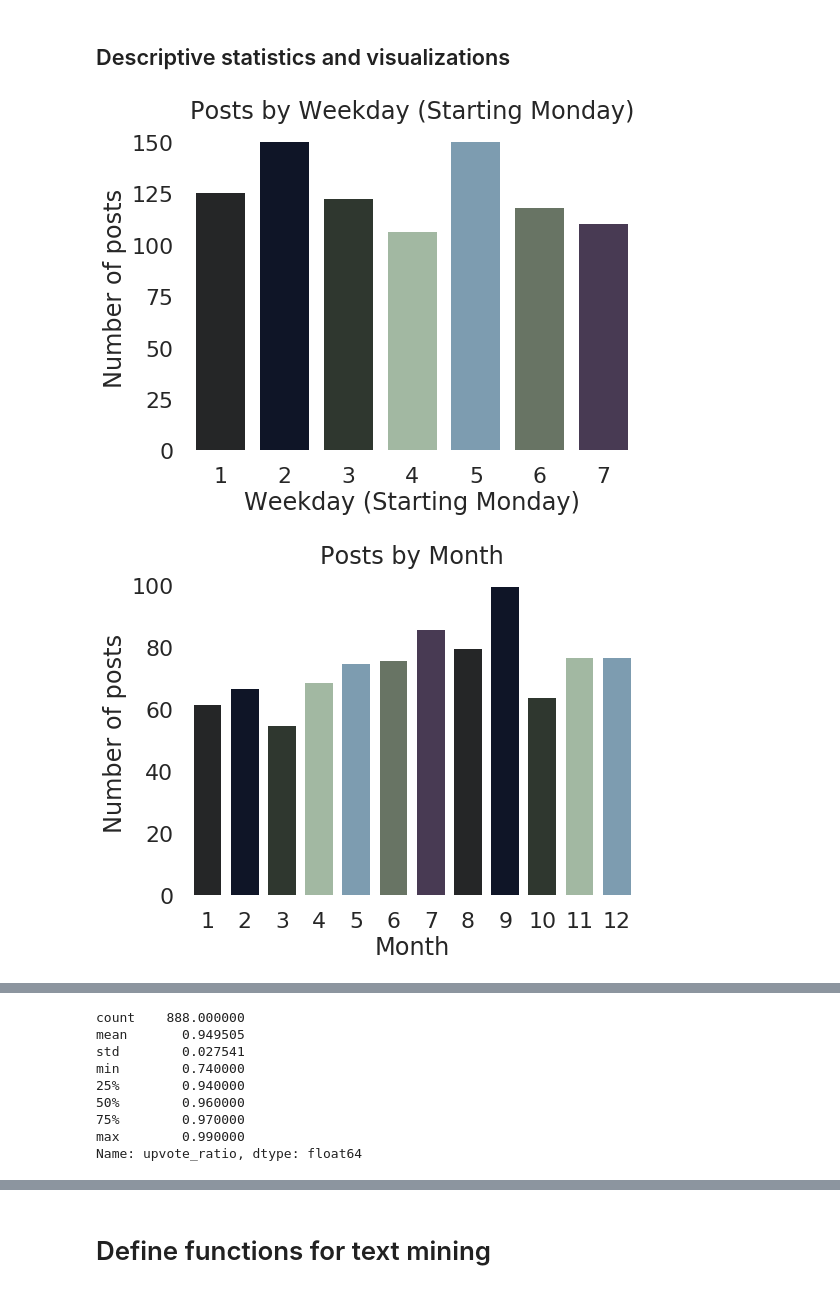
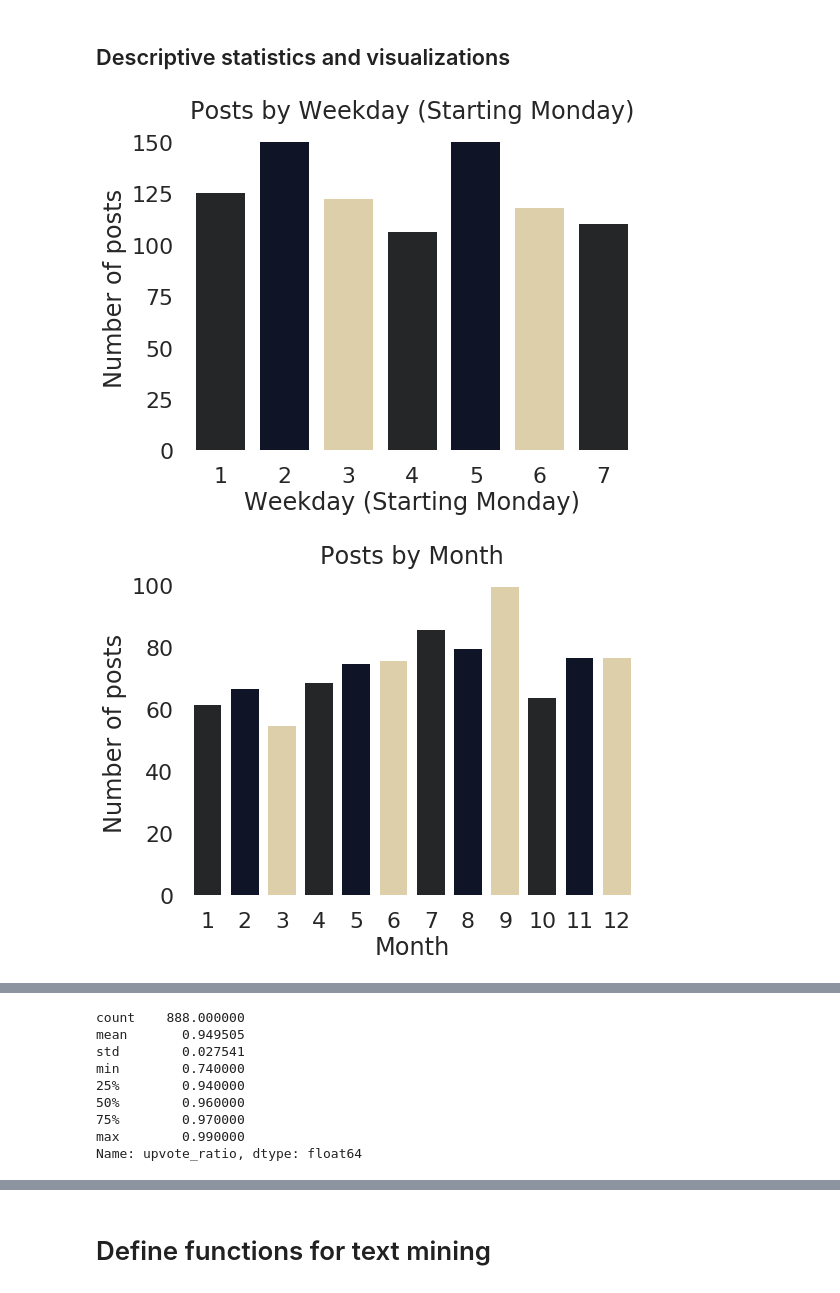
Before and after one commit to josh-ashkinaze/Reddit-Relationships-Analysis, a Jupyter notebook: Reddit_Relationships.ipynb, the cells around one changed output, grey strips where cells are left out. Saved outputs shown, nothing was run; the diff lists cells and outputs as text; code cells hidden in the pictures.

```diff
--- a/Reddit_Relationships.ipynb
+++ b/Reddit_Relationships.ipynb
@@ -75,12 +66,13 @@ files.upload()
+# %%
+# Upload file
+url = 'https://raw.githubusercontent.com/josh-ashkinaze/reddit_relationships_analysis/master/relationships_data.csv'
+df = pd.read_csv(url, index_col=0)
 # %% [markdown]
 ## Inspect dataframe
 
 Let's look at the head, tail, length, and columns.
 Let's make sure there aren't too many missing values.
 # %%
-# Read in csv
-df = pd.read_csv("relationships1000.csv")
-
 # Examine structure
 display("Head", df.head(5))
 display("Tail", df.tail(5))
@@ -192,74 +177,77 @@ import matplotlib.pyplot as plt
 from matplotlib.pyplot import figure
 warnings.filterwarnings('ignore')
 
-# Wanted palette details
 
-my_colors = ["#252627", "#0B132B", "#2E382E", "#9EBC9E", "#759EB8", "#667761", "#493657"]
-sns.set_palette(palette=my_colors)
-plt.rcParams["patch.force_edgecolor"] = False
-
+my_colors = ["#252627", "#0B132B", "#E6D3A3"]
+def config_graph():
+  """
+  Set context to poster
+  """
+  sns.set(context='poster', style="white")
 
 def countplot(df, var, label):
-  sns.set(style="white")
-  sns.set_context("poster")
+
+  # Style settings and filename
+  config_graph()
   plt.figure(figsize=(8,6))
-  filename = "{}{}.png".format("count", var)
+  filename = "{}{}.png".format("count", label)
+
+  # Make plot
   plot = sns.countplot(x=var, data=df, palette=my_colors)
+
+  # Despine
   sns.despine(left=True, bottom=True, top=True, right=True)
+
+  #  Label
   plt.xlabel(label)
   plt.ylabel("Number of posts")
   plt.title("Posts by {}".format(label))
-#   plt.savefig(filename, dpi=300, bbox_inches="tight", transparent=True)
+#   plt.savefig(filename, dpi=500, bbox_inches="tight", transparent=True)
 #   files.download(filename)
   plt.show()
   plt.close("all")
 
+def distplot(df, var, label):
 
-
-def distplot(df, var, label):
+  # Style settings and filename
   sns.set(style="white")
   sns.set_context("poster")
   plt.figure(figsize=(8,6))
   filename = "{}{}.png".format("dist", label)
-  plot = sns.distplot(df[var], color="C2")
 
+  # Make plot
+  plot = sns.distplot(df[var], color="Black")
 
+  # Despine
   sns.despine(left=True, bottom=True, top=True, right=True)
+
+  # Label
   plt.xlabel(label)
   plt.ylabel("Posts")
   plt.title("Posts by {}".format(label))
-#   plt.savefig(filename, dpi=300, bbox_inches="tight", transparent=True)
+#   plt.savefig(filename, dpi=500, bbox_inches="tight", transparent=True)
 #   files.download(filename)
   plt.show()
   plt.close("all")
 
-
-
-
-
 # Make countplots
-
 countplot_labels = {
           'day': 'Weekday (Starting Monday)',
           'month':'Month',
           'year':'Year',
           'subj': 'Romantic Subject'
 }
 for var in countplot_labels:
   countplot(df, var, countplot_labels[var])
 
-
-
-
 # Make distplots
-
 distplot_labels = {
           'upvote_ratio': 'Upvote Ratio',
           'score':'Score'
 }
 for var in distplot_labels:
   print(df[var].describe())
   distplot(df, var, distplot_labels[var])
 # %% [output]
-[figure, old version]
+[figure, new version]
-[figure, old version]
+[figure, new version]
```
Also changed, not shown: parts of 19 cells of this notebook.
